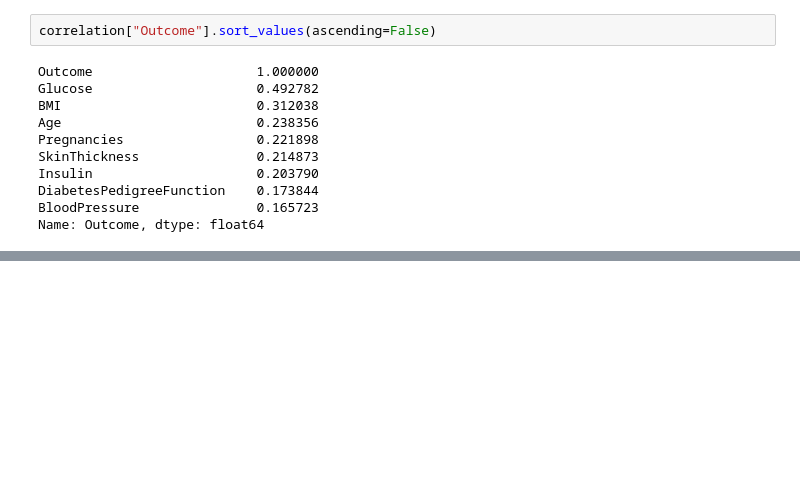
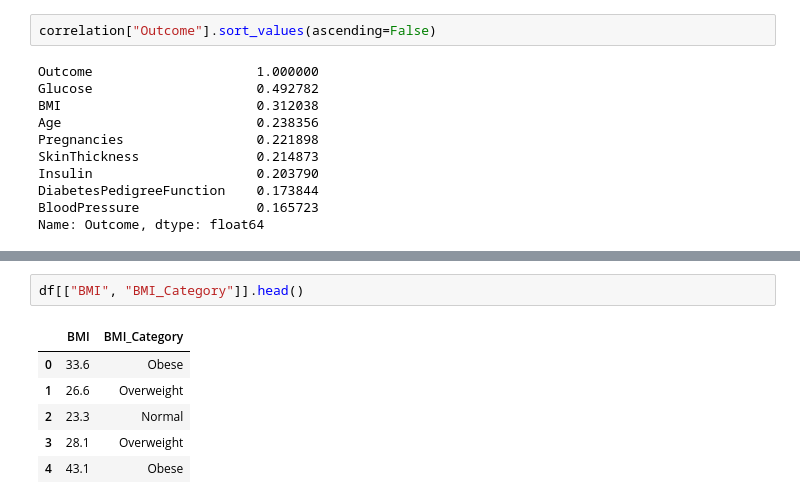
Before and after one commit to SHGshadow/AI-Health-Risk-Predictor, a Jupyter notebook: notebooks/diabetes_prediction.ipynb, the cells around one changed output, grey strips where cells are left out. Saved outputs shown, nothing was run; the diff lists cells and outputs as text; blank space fills up the shorter version.

```diff
--- a/notebooks/diabetes_prediction.ipynb
+++ b/notebooks/diabetes_prediction.ipynb
@@ -268,0 +283,9 @@ Name: Outcome, dtype: float64
+# %%
+df[["BMI", "BMI_Category"]].head()
+# %% [output]
+|  | BMI | BMI_Category |
+| 0 | 33.6 | Obese |
+| 1 | 26.6 | Overweight |
+| 2 | 23.3 | Normal |
+| 3 | 28.1 | Overweight |
+| 4 | 43.1 | Obese |
```
Also changed, not shown: parts of 21 cells of this notebook.
